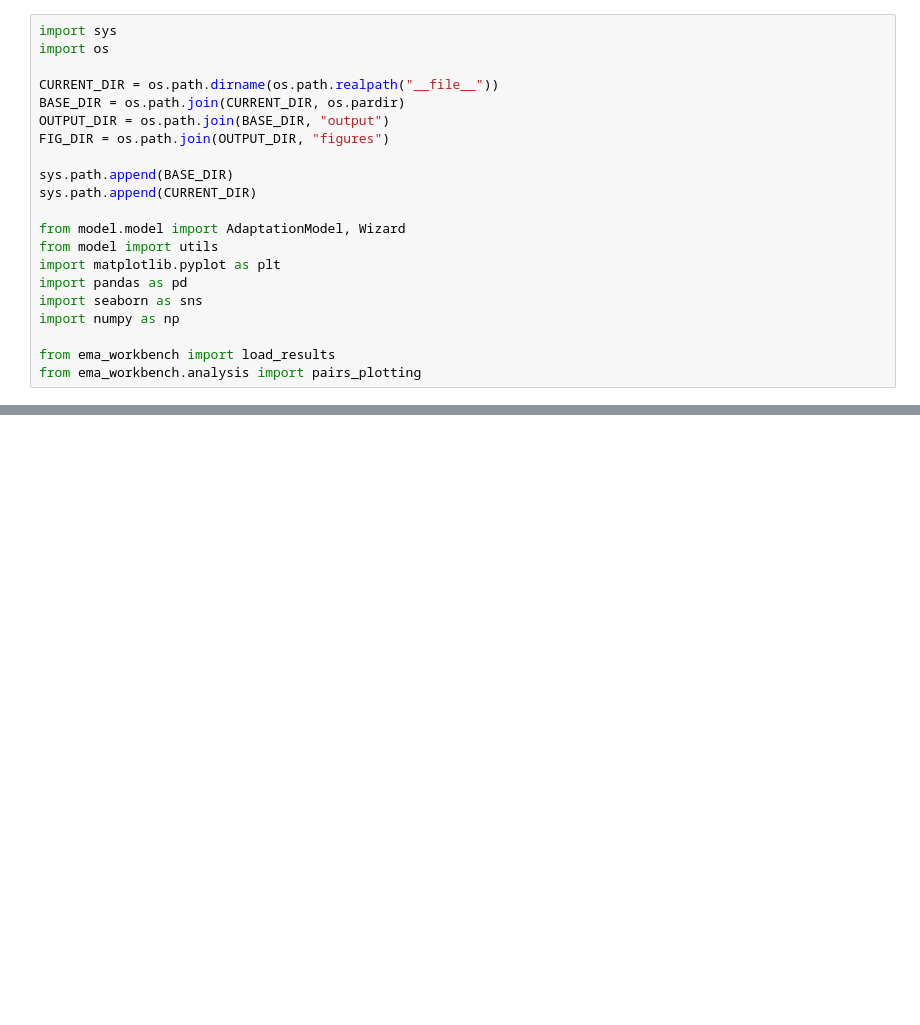
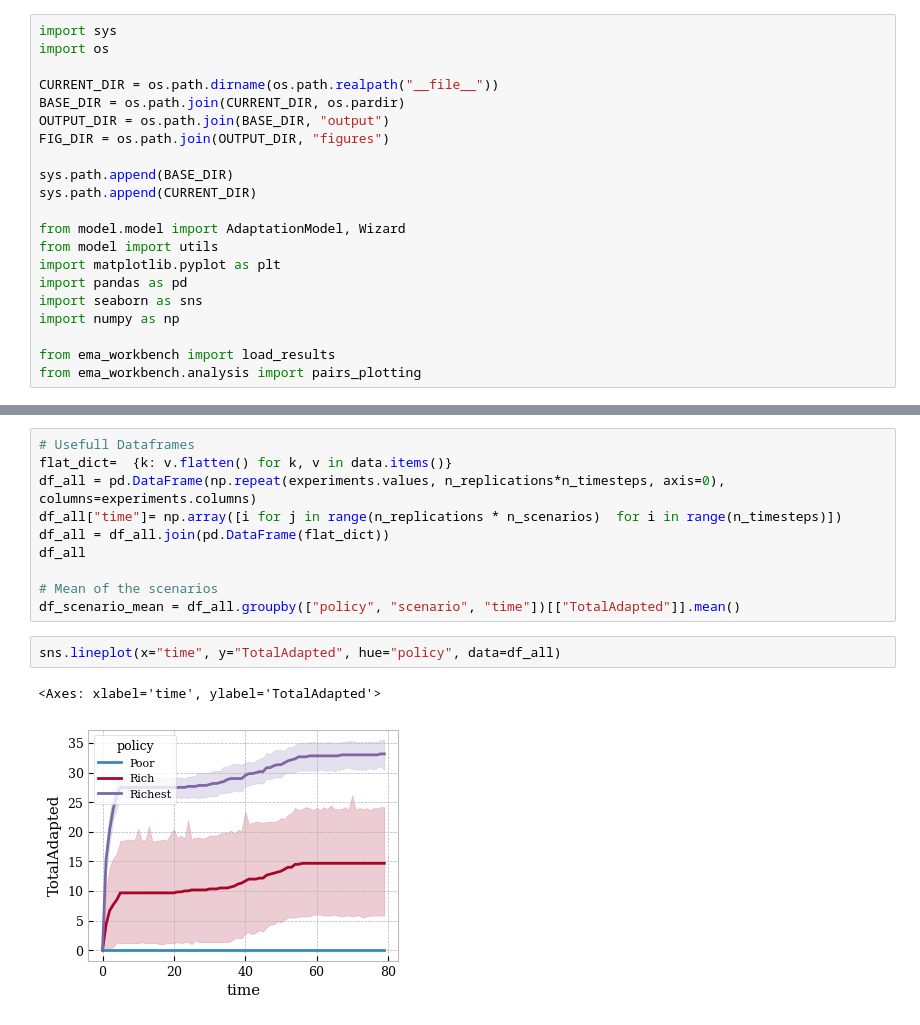
Before and after one commit to simon-van-hulle/abm-flood-adaptation, a Jupyter notebook: analysis/analyse.ipynb, the cells around one changed output, grey strips where cells are left out. Saved outputs shown, nothing was run; the diff lists cells and outputs as text; blank space fills up the shorter version.

Commit message:
Fixed the format for the plots

```diff
--- a/analysis/analyse.ipynb
+++ b/analysis/analyse.ipynb
@@ -48,0 +97,15 @@ Analysiing 9 scenarios, with policies ['Poor', 'Rich', 'Richest'], 2 replication
+# %%
+# Usefull Dataframes
+flat_dict=  {k: v.flatten() for k, v in data.items()}
+df_all = pd.DataFrame(np.repeat(experiments.values, n_replications*n_timesteps, axis=0), columns=experiments.columns)
+df_all["time"]= np.array([i for j in range(n_replications * n_scenarios)  for i in range(n_timesteps)])
+df_all = df_all.join(pd.DataFrame(flat_dict))
+df_all
+
+# Mean of the scenarios
+df_scenario_mean = df_all.groupby(["policy", "scenario", "time"])[["TotalAdapted"]].mean()
+# %%
+sns.lineplot(x="time", y="TotalAdapted", hue="policy", data=df_all)
+# %% [output]
+<Axes: xlabel='time', ylabel='TotalAdapted'>
+[figure, added]
```
Also changed, not shown: parts of 4 cells of this notebook.
